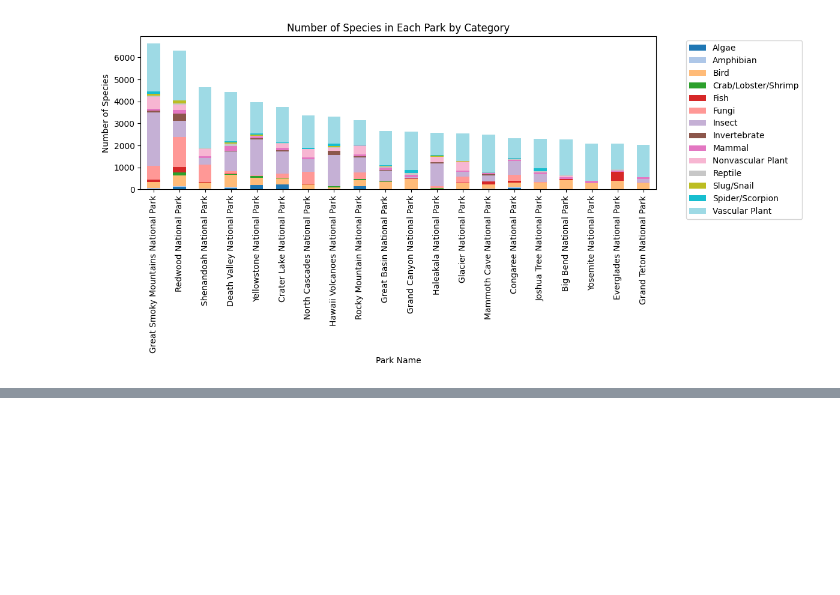
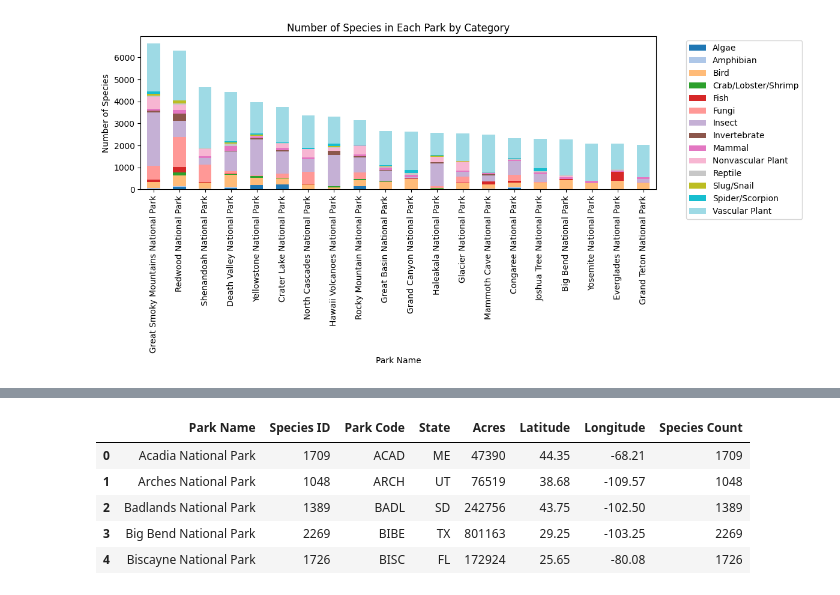
Before and after one commit to elijahsandler/nps-biodiversity, a Jupyter notebook: initial_viz.ipynb, the cells around one changed output, grey strips where cells are left out. Cells and saved outputs as stored; diff of their text form; code cells hidden in the pictures; blank space fills up the shorter version.

```diff
--- a/initial_viz.ipynb
+++ b/initial_viz.ipynb
@@ -149,0 +325,12 @@ fig
+# %%
+parks2 = pd.merge(species.groupby('Park Name').count()['Species ID'], parks,
+                  left_on='Park Name', right_on='Park Name')
+
+parks2.head()
+# %% [output]
+|  | Park Name | Species ID | Park Code | State | Acres | Latitude | Longitude | Species Count |
+| 0 | Acadia National Park | 1709 | ACAD | ME | 47390 | 44.35 | -68.21 | 1709 |
+| 1 | Arches National Park | 1048 | ARCH | UT | 76519 | 38.68 | -109.57 | 1048 |
+| 2 | Badlands National Park | 1389 | BADL | SD | 242756 | 43.75 | -102.50 | 1389 |
+| 3 | Big Bend National Park | 2269 | BIBE | TX | 801163 | 29.25 | -103.25 | 2269 |
+| 4 | Biscayne National Park | 1726 | BISC | FL | 172924 | 25.65 | -80.08 | 1726 |
```
Also changed, not shown: parts of 7 cells of this notebook, 1 other file.
